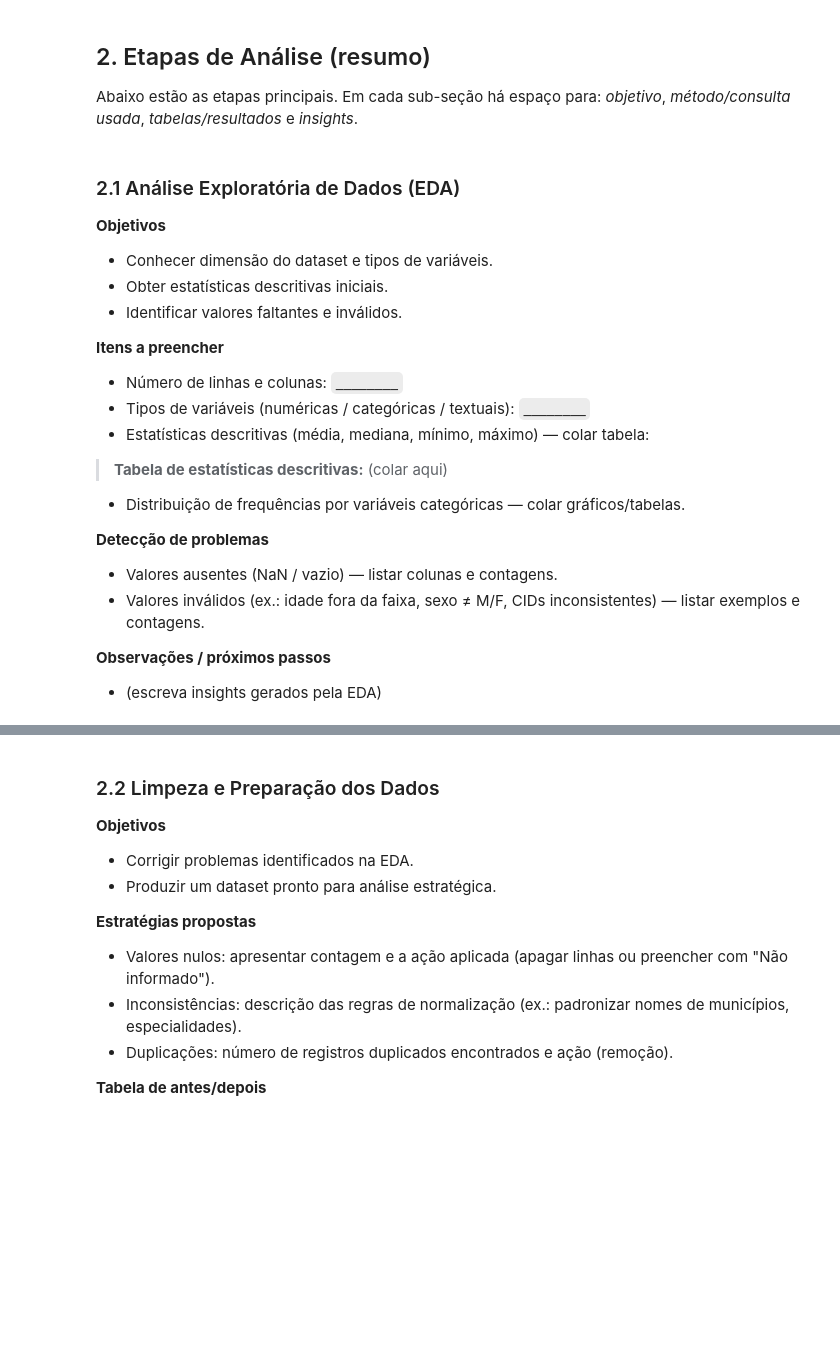
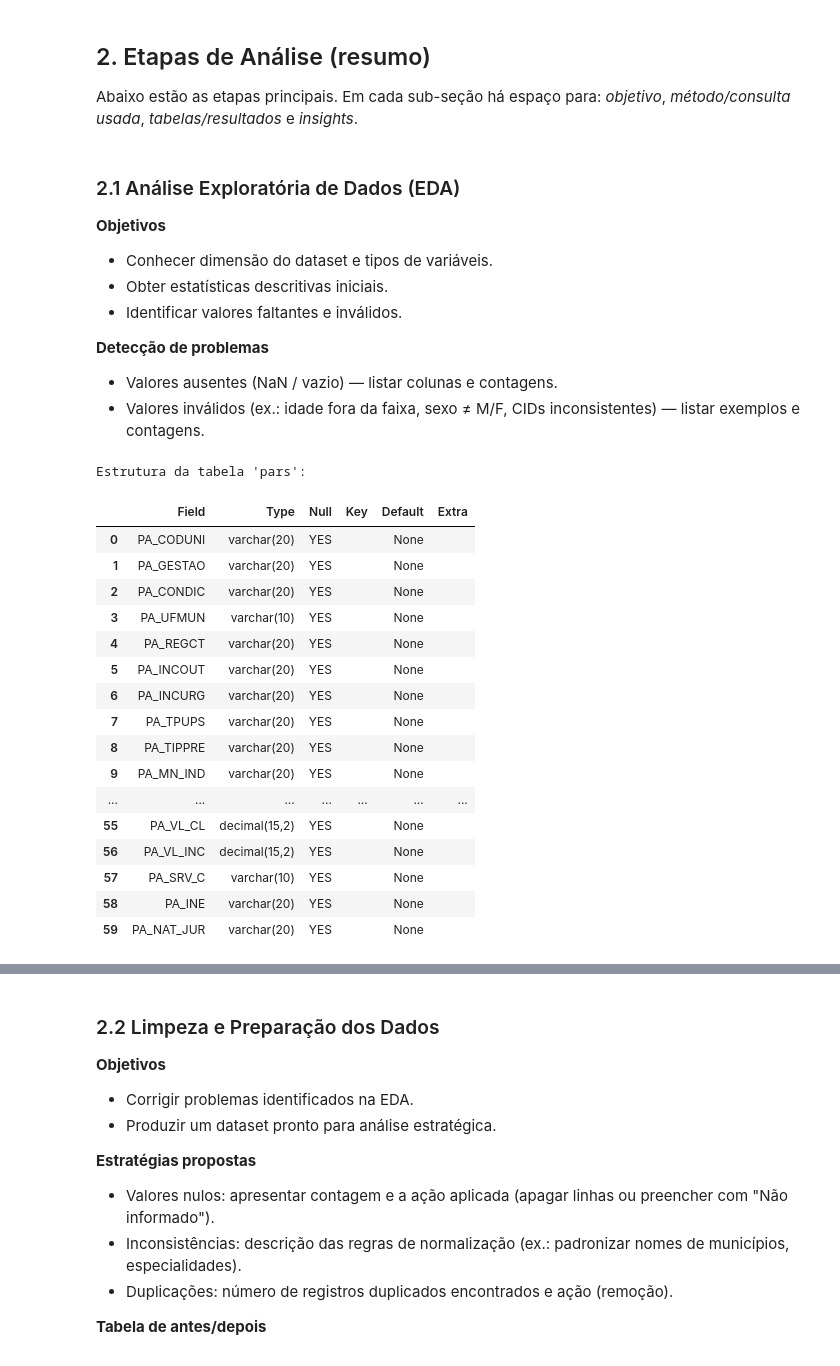
Before and after one commit to piril4mp0/python-pandas-datasus, a Jupyter notebook: notebook.ipynb, the cells around one changed output, grey strips where cells are left out. Drawn from its saved outputs; the diff is of its cells as text; code cells hidden in the pictures; blank space fills up the shorter version.

```diff
--- a/notebook.ipynb
+++ b/notebook.ipynb
@@ -44,18 +44,50 @@ Abaixo estão as etapas principais. Em cada sub-seção há espaço para: *objet
 - Obter estatísticas descritivas iniciais.
 - Identificar valores faltantes e inválidos.
 
-**Itens a preencher**
-- Número de linhas e colunas: `________`
-- Tipos de variáveis (numéricas / categóricas / textuais): `________`
-- Estatísticas descritivas (média, mediana, mínimo, máximo) — colar tabela:
-
-> **Tabela de estatísticas descritivas:** (colar aqui)
-
-- Distribuição de frequências por variáveis categóricas — colar gráficos/tabelas.
 
 **Detecção de problemas**
 - Valores ausentes (NaN / vazio) — listar colunas e contagens.
 - Valores inválidos (ex.: idade fora da faixa, sexo ≠ M/F, CIDs inconsistentes) — listar exemplos e contagens.
-
-**Observações / próximos passos**
-- (escreva insights gerados pela EDA)
+# %%
+import matplotlib.pyplot as plt
+import seaborn as sns
+import pandas as pd
+import mysql.connector
+
+# Conexão com o banco de dados
+connection = mysql.connector.connect(
+    host='192.168.196.63',
+    user='root',
+    password='ABC!abc123',
+    database='projeto1'
+)
+
+QUERY = """
+DESCRIBE pars;
+
+"""
+cursor = connection.cursor(dictionary=True)
+cursor.execute(QUERY)
+data = cursor.fetchall()
+df = pd.DataFrame(data)
+print("Estrutura da tabela 'pars':")
+display(df)
+# %% [output]
+Estrutura da tabela 'pars':
+|  | Field | Type | Null | Key | Default | Extra |
+| 0 | PA_CODUNI | varchar(20) | YES |  | None |  |
+| 1 | PA_GESTAO | varchar(20) | YES |  | None |  |
+| 2 | PA_CONDIC | varchar(20) | YES |  | None |  |
+| 3 | PA_UFMUN | varchar(10) | YES |  | None |  |
+| 4 | PA_REGCT | varchar(20) | YES |  | None |  |
+| 5 | PA_INCOUT | varchar(20) | YES |  | None |  |
+| 6 | PA_INCURG | varchar(20) | YES |  | None |  |
+| 7 | PA_TPUPS | varchar(20) | YES |  | None |  |
+| 8 | PA_TIPPRE | varchar(20) | YES |  | None |  |
+| 9 | PA_MN_IND | varchar(20) | YES |  | None |  |
+| ... | ... | ... | ... | ... | ... | ... |
+| 55 | PA_VL_CL | decimal(15,2) | YES |  | None |  |
+| 56 | PA_VL_INC | decimal(15,2) | YES |  | None |  |
+| 57 | PA_SRV_C | varchar(10) | YES |  | None |  |
+| 58 | PA_INE | varchar(20) | YES |  | None |  |
+| 59 | PA_NAT_JUR | varchar(20) | YES |  | None |  |
```
Also changed, not shown: parts of 4 cells of this notebook.
